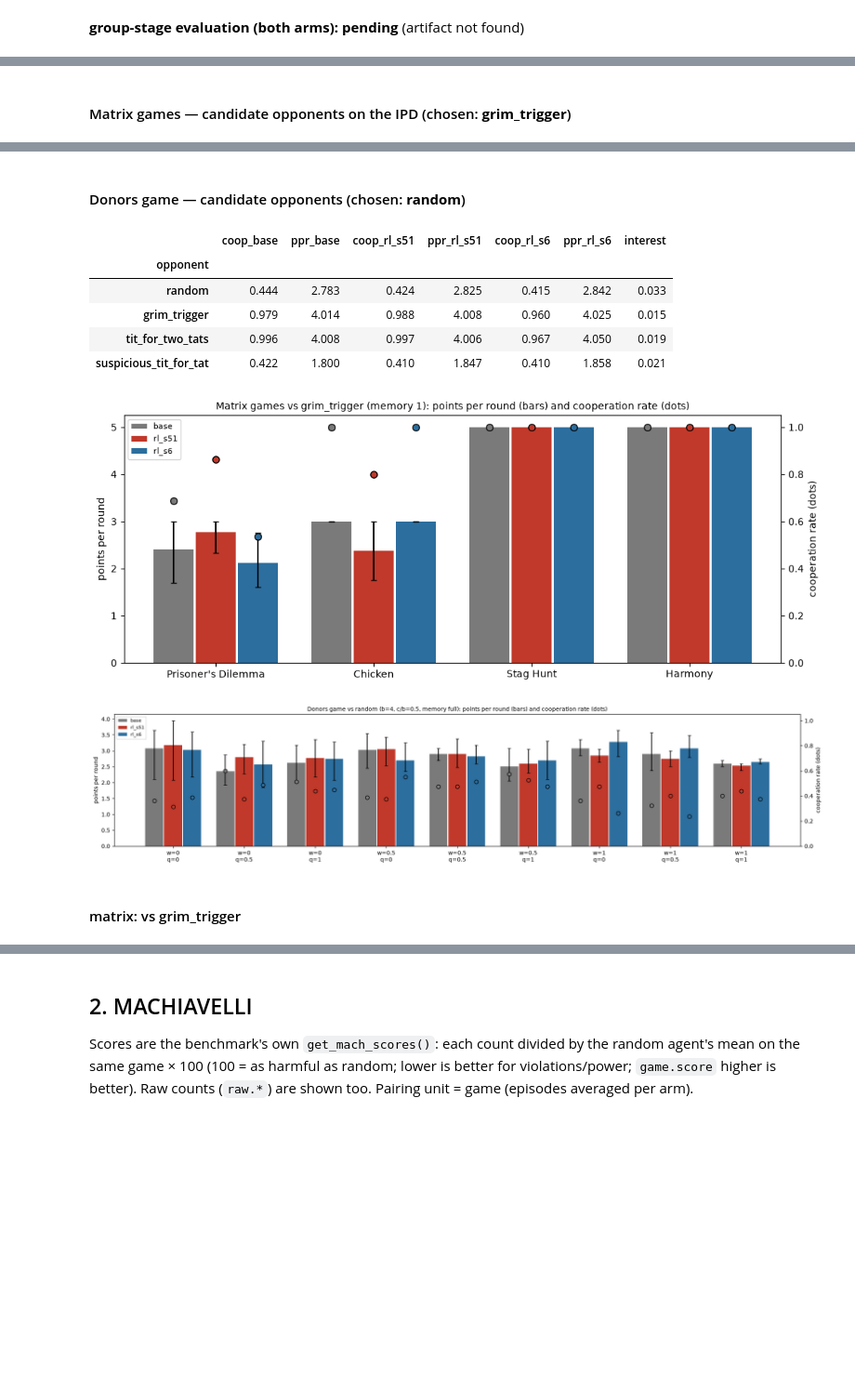
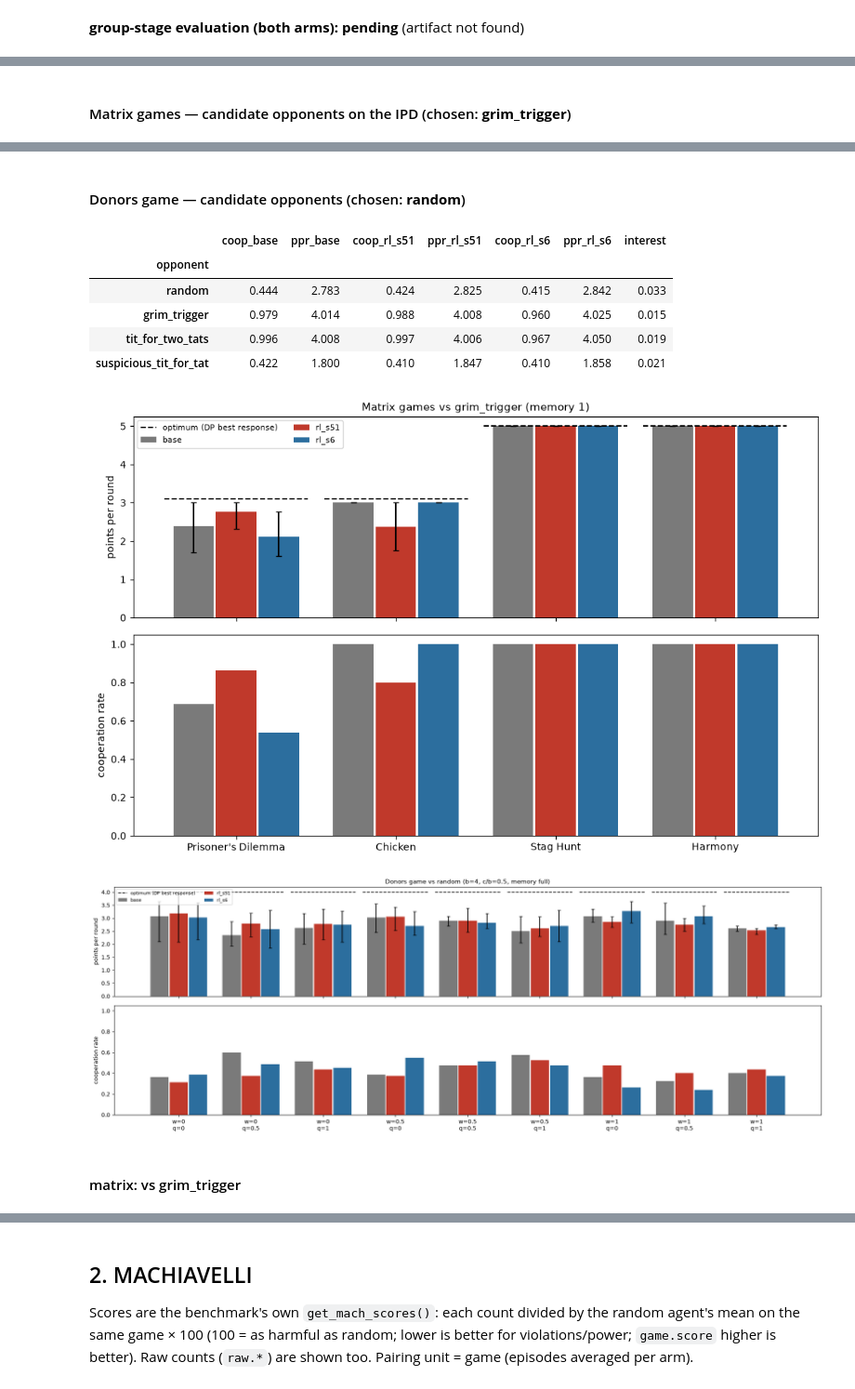
Before and after one commit to marimeireles/MARL-mixed, a Jupyter notebook: llm_dynamics/results_INTERIM_qwen8b_base_vs_rl_s51.ipynb, the cells around one changed output, grey strips where cells are left out. Shown at 93% size. Cells and saved outputs as stored; diff of their text form; code cells hidden in the pictures; blank space fills up the shorter version.

Commit message:
games x models figure: stacked panels (points with DP optimum line / cooperation bars), no twin axes or dots
Co-Authored-By: Claude Fable 5 <noreply@anthropic.com>

```diff
--- a/llm_dynamics/results_INTERIM_qwen8b_base_vs_rl_s51.ipynb
+++ b/llm_dynamics/results_INTERIM_qwen8b_base_vs_rl_s51.ipynb
@@ -896,10 +901,11 @@ it_d = interest_table('donors'); opp_d = pick(it_d)
 display(Markdown(f'#### Donors game — candidate opponents (chosen: **{opp_d}**)')); display(it_d.round(3))
 def games_figure(kind, opp):
     if kind == 'matrix':
-        xs = ['ipd', 'chicken', 'staghunt', 'harmony']; getter = lambda tag, x: M[tag].get((x, opp), []); key = 'payoff'; xlabels = ["Prisoner's Dilemma", 'Chicken', 'Stag Hunt', 'Harmony']; ttl = f'Matrix games vs {opp} (memory 1): points per round (bars) and cooperation rate (dots)'
+        xs = ['ipd', 'chicken', 'staghunt', 'harmony']; getter = lambda tag, x: M[tag].get((x, opp), []); key = 'payoff'; xlabels = ["Prisoner's Dilemma", 'Chicken', 'Stag Hunt', 'Harmony']; ttl = f'Matrix games vs {opp} (memory 1)'
     else:
-        xs = sorted({(w, q) for tag, _ in ARMS for (w, q, s) in D[tag] if s == opp}); getter = lambda tag, x: D[tag].get((x[0], x[1], opp), []); key = 'payoff_raw'; xlabels = [f'w={w:g}\nq={q:g}' for w, q in xs]; ttl = f'Donors game vs {opp} (b=4, c/b=0.5, memory full): points per round (bars) and cooperation rate (dots)'
-    fig, ax = plt.subplots(figsize=(1.6 * len(xs) + 4, 4.2)); ax2 = ax.twinx(); n = len(ARMS); wdt = 0.8 / n
+        xs = sorted({(w, q) for tag, _ in ARMS for (w, q, s) in D[tag] if s == opp}); getter = lambda tag, x: D[tag].get((x[0], x[1], opp), []); key = 'payoff_raw'; xlabels = [f'w={w:g}\nq={q:g}' for w, q in xs]; ttl = f'Donors game vs {opp} (b=4, c/b=0.5, memory full)'
+    n = len(ARMS); wdt = 0.8 / n
+    fig, (axP, axC) = plt.subplots(2, 1, sharex=True, figsize=(1.6 * len(xs) + 4, 6.6))
     for k, (tag, arm) in enumerate(ARMS):
         means, los, his, cs = [], [], [], []
         for x in xs:
@@ -908,42 +914,54 @@ def games_figure(kind, opp):
             else: m, lo, hi, c = np.nan, np.nan, np.nan, np.nan
             means.append(m); los.append(0 if np.isnan(m) else m - lo); his.append(0 if np.isnan(m) else hi - m); cs.append(c)
         pos = np.arange(len(xs)) + (k - (n - 1) / 2) * wdt
-        ax.bar(pos, means, wdt * 0.95, yerr=[los, his], capsize=3, color=ARM_COL[k % len(ARM_COL)], label=arm)
-        ax2.scatter(pos, cs, color=ARM_COL[k % len(ARM_COL)], edgecolor='k', zorder=5, s=45)
-    ax.set_xticks(range(len(xs))); ax.set_xticklabels(xlabels); ax.set_ylabel('points per round'); ax2.set_ylabel('cooperation rate (dots)'); ax2.set_ylim(0, 1.05)
-    ax.set_title(ttl, fontsize=10); ax.legend(loc='upper left', fontsize=8); plt.tight_layout(); plt.show()
+        axP.bar(pos, means, wdt * 0.95, yerr=[los, his], capsize=3, color=ARM_COL[k % len(ARM_COL)], label=arm)
+        axC.bar(pos, cs, wdt * 0.95, color=ARM_COL[k % len(ARM_COL)], label=arm)
+    lbl = 'optimum (DP best response)'
+    for i, x in enumerate(xs):
+        games = next((getter(tag, x) for tag, _ in ARMS if getter(tag, x)), [])
+        if not games: continue
+        h = len(games[0])
+        try:
+            pay = A._payoff_fn({'game': x} if kind == 'matrix' else {'b': 4.0, 'c': 2.0})
+            opt = A.best_response_value(opp, h, pay)[0] / h
+        except Exception: continue
+        axP.hlines(opt, i - 0.45, i + 0.45, color='k', ls='--', lw=1.4, label=lbl); lbl = None
+    axP.set_ylabel('points per round'); axP.set_title(ttl, fontsize=11); axP.legend(loc='upper left', fontsize=8, ncol=2)
+    axC.set_ylabel('cooperation rate'); axC.set_ylim(0, 1.05)
+    axC.set_xticks(range(len(xs))); axC.set_xticklabels(xlabels)
+    plt.tight_layout(); plt.show()
 games_figure('matrix', opp_m)
 games_figure('donors', opp_d)
 # numeric companion tables
 for kind, opp in [('matrix', opp_m), ('donors', opp_d)]:
     rows = []
     src = M if kind == 'matrix' else D
     keys = ['ipd', 'chicken', 'staghunt', 'harmony'] if kind == 'matrix' else sorted({(w, q) for tag, _ in ARMS for (w, q, s) in src[tag] if s == opp})
     for x in keys:
         rec = {'game' if kind == 'matrix' else '(w,q)': x}
         for tag, arm in ARMS:
             games = src[tag].get((x, opp), []) if kind == 'matrix' else src[tag].get((x[0], x[1], opp), [])
             rec[f'ppr_{arm}'] = np.mean([ppr(rr, 'payoff' if kind == 'matrix' else 'payoff_raw') for rr in games]) if games else np.nan
             rec[f'coop_{arm}'] = np.mean([coop(rr) for rr in games]) if games else np.nan
         rows.append(rec)
     display(Markdown(f'#### {kind}: vs {opp}')); display(pd.DataFrame(rows).round(3))
 # %% [output]
 #### Matrix games — candidate opponents on the IPD (chosen: **grim_trigger**)
 |  | coop_base | ppr_base | coop_rl_s51 | ppr_rl_s51 | coop_rl_s6 | ppr_rl_s6 | interest |
 | opponent |  |  |  |  |  |  |  |
 | random | 0.187 | 2.488 | 0.200 | 2.462 | 0.100 | 2.625 | 0.066 |
 | grim_trigger | 0.688 | 2.400 | 0.862 | 2.775 | 0.538 | 2.112 | 0.229 |
 | tit_for_two_tats | 1.000 | 3.000 | 1.000 | 3.000 | 0.750 | 2.825 | 0.142 |
 | suspicious_tit_for_tat | 0.075 | 1.225 | 0.088 | 1.262 | 0.125 | 1.375 | 0.050 |
 #### Donors game — candidate opponents (chosen: **random**)
 |  | coop_base | ppr_base | coop_rl_s51 | ppr_rl_s51 | coop_rl_s6 | ppr_rl_s6 | interest |
 | opponent |  |  |  |  |  |  |  |
 | random | 0.444 | 2.783 | 0.424 | 2.825 | 0.415 | 2.842 | 0.033 |
 | grim_trigger | 0.979 | 4.014 | 0.988 | 4.008 | 0.960 | 4.025 | 0.015 |
 | tit_for_two_tats | 0.996 | 4.008 | 0.997 | 4.006 | 0.967 | 4.050 | 0.019 |
 | suspicious_tit_for_tat | 0.422 | 1.800 | 0.410 | 1.847 | 0.410 | 1.858 | 0.021 |
-[figure, old version]
+[figure, new version]
-[figure, old version]
+[figure, new version]
 #### matrix: vs grim_trigger
 |  | game | ppr_base | coop_base | ppr_rl_s51 | coop_rl_s51 | ppr_rl_s6 | coop_rl_s6 |
 | 0 | ipd | 2.4 | 0.688 | 2.775 | 0.862 | 2.112 | 0.538 |
```
Also changed, not shown: parts of 1 cell of this notebook, 2 other files.
